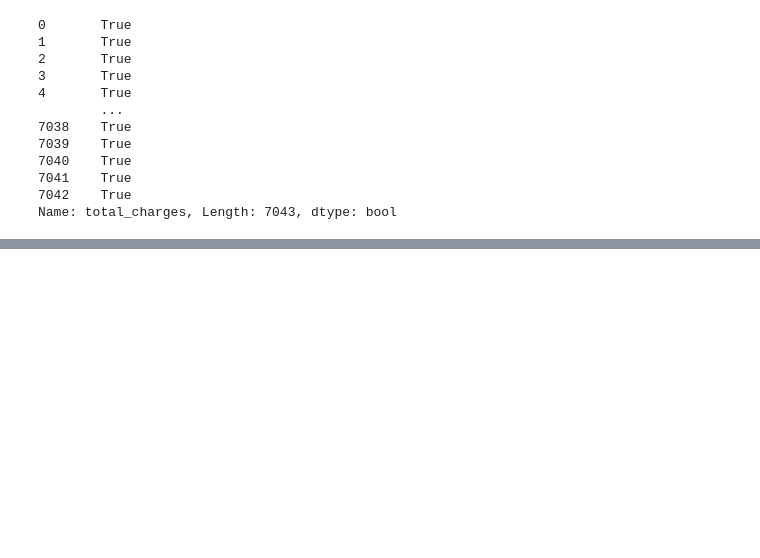
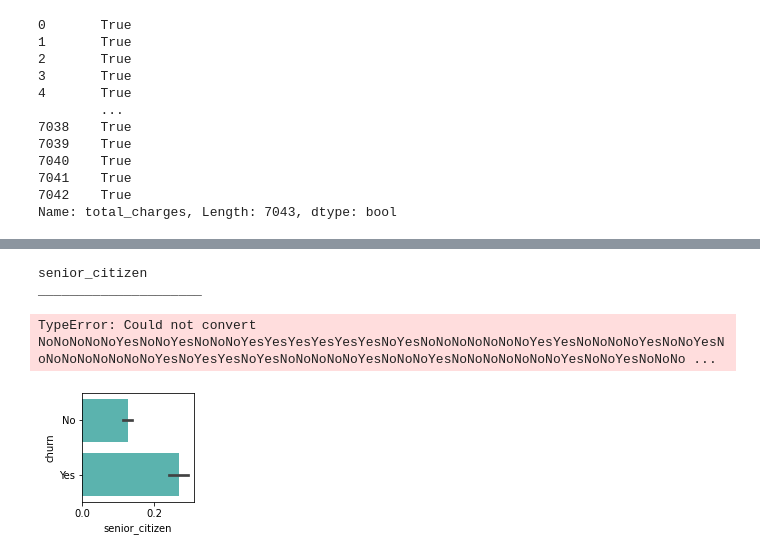
Before and after one commit to SLawsonWoods/Telco_Churn_Project, a Jupyter notebook: Draft_1_folder.ipynb, the cells around one changed output, grey strips where cells are left out. Saved outputs shown, nothing was run; the diff lists cells and outputs as text; code cells hidden in the pictures; blank space fills up the shorter version.

```diff
--- a/Draft_1_folder.ipynb
+++ b/Draft_1_folder.ipynb
@@ -225,0 +371,11 @@ NameError: name 'test' is not defined
+# %%
+cat_vars = ['senior_citizen',]
+# %%
+quant_vars = ['monthly_charge','tenure','total_charges']
+# %%
+explore.explore_bivariate(train, 'churn', cat_vars, quant_vars)
+# %% [output]
+senior_citizen
+_____________________
+TypeError: Could not convert NoNoNoNoNoYesNoNoYesNoNoNoYesYesYesYesYesYesNoYesNoNoNoNoNoNoNoYesYesNoNoNoNoYesNoNoYesNoNoNoNoNoNoNoNoYesNoYesYesNoYesNoNoNoNoNoYesNoNoNoYesNoNoNoNoNoNoNoYesNoNoYesNoNoNo ...
+[figure, added]
```
Also changed, not shown: parts of 48 cells of this notebook, 2 other files.
